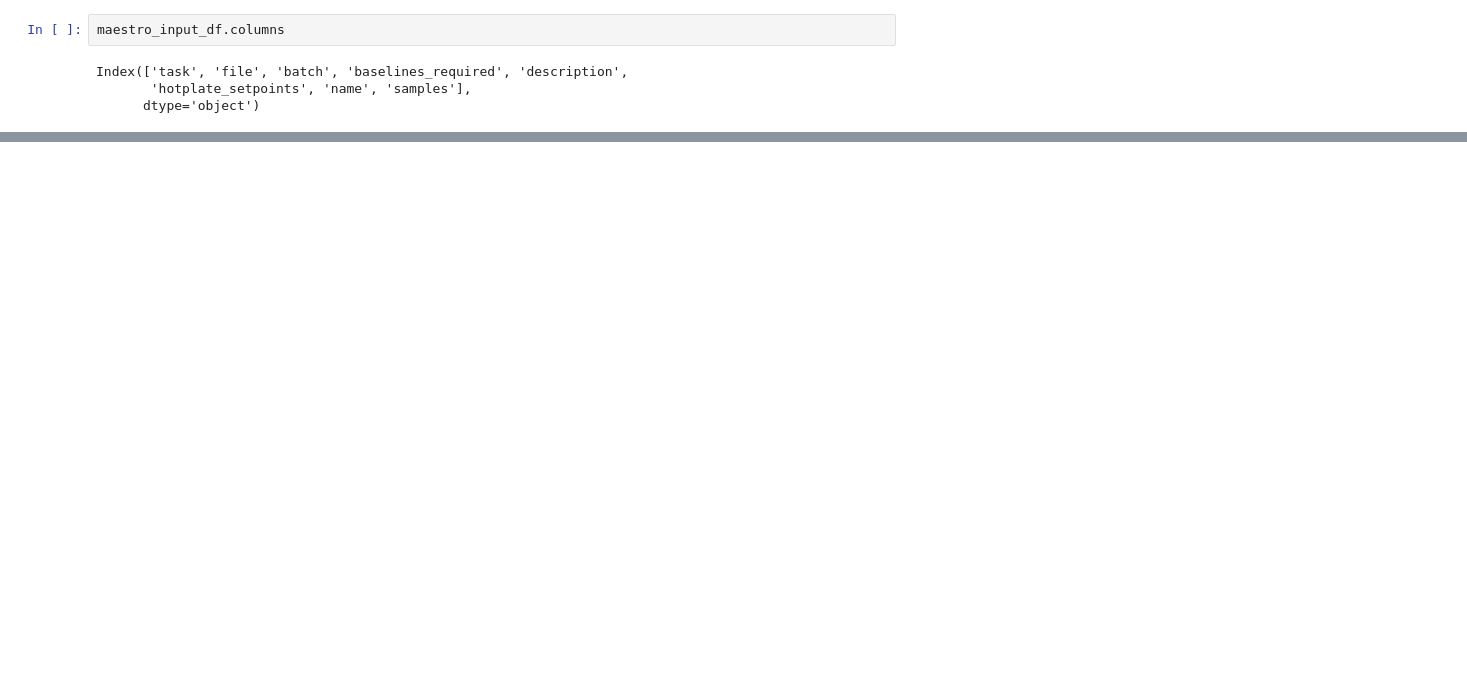
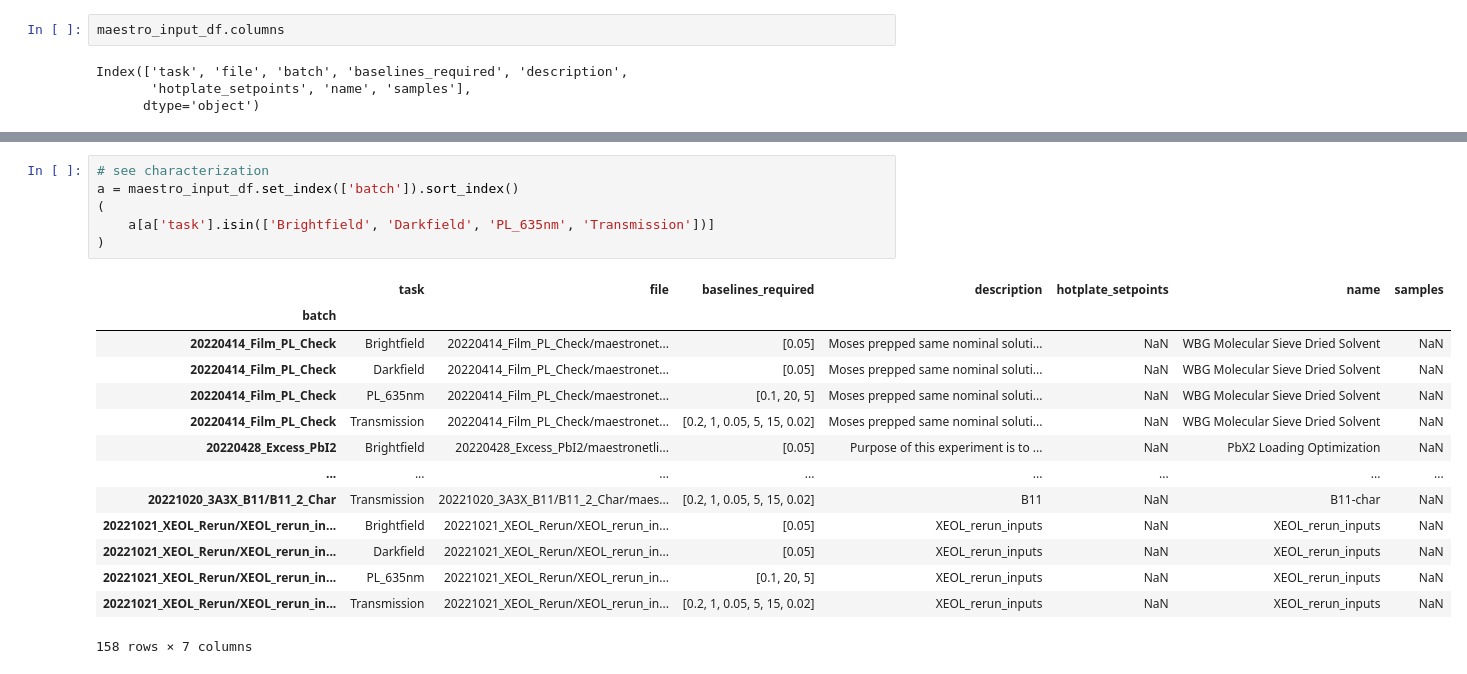
Before and after one commit to fenning-research-group/PASCAL_TrainView, a Jupyter notebook: input_eda.ipynb, the cells around one changed output, grey strips where cells are left out. Cells and saved outputs as stored; diff of their text form; blank space fills up the shorter version.

```diff
--- a/input_eda.ipynb
+++ b/input_eda.ipynb
@@ -457,0 +459,21 @@ maestro_input_df[maestro_input_df['hotplate_setpoints'].notna()]
+# %%
+# see characterization
+a = maestro_input_df.set_index(['batch']).sort_index()
+(
+    a[a['task'].isin(['Brightfield', 'Darkfield', 'PL_635nm', 'Transmission'])]
+)
+# %% [output]
+|  | task | file | baselines_required | description | hotplate_setpoints | name | samples |
+| batch |  |  |  |  |  |  |  |
+| 20220414_Film_PL_Check | Brightfield | 20220414_Film_PL_Check/maestronet... | [0.05] | Moses prepped same nominal soluti... | NaN | WBG Molecular Sieve Dried Solvent | NaN |
+| 20220414_Film_PL_Check | Darkfield | 20220414_Film_PL_Check/maestronet... | [0.05] | Moses prepped same nominal soluti... | NaN | WBG Molecular Sieve Dried Solvent | NaN |
+| 20220414_Film_PL_Check | PL_635nm | 20220414_Film_PL_Check/maestronet... | [0.1, 20, 5] | Moses prepped same nominal soluti... | NaN | WBG Molecular Sieve Dried Solvent | NaN |
+| 20220414_Film_PL_Check | Transmission | 20220414_Film_PL_Check/maestronet... | [0.2, 1, 0.05, 5, 15, 0.02] | Moses prepped same nominal soluti... | NaN | WBG Molecular Sieve Dried Solvent | NaN |
+| 20220428_Excess_PbI2 | Brightfield | 20220428_Excess_PbI2/maestronetli... | [0.05] | Purpose of this experiment is to ... | NaN | PbX2 Loading Optimization | NaN |
+| ... | ... | ... | ... | ... | ... | ... | ... |
+| 20221020_3A3X_B11/B11_2_Char | Transmission | 20221020_3A3X_B11/B11_2_Char/maes... | [0.2, 1, 0.05, 5, 15, 0.02] | B11 | NaN | B11-char | NaN |
+| 20221021_XEOL_Rerun/XEOL_rerun_in... | Brightfield | 20221021_XEOL_Rerun/XEOL_rerun_in... | [0.05] | XEOL_rerun_inputs | NaN | XEOL_rerun_inputs | NaN |
+| 20221021_XEOL_Rerun/XEOL_rerun_in... | Darkfield | 20221021_XEOL_Rerun/XEOL_rerun_in... | [0.05] | XEOL_rerun_inputs | NaN | XEOL_rerun_inputs | NaN |
+| 20221021_XEOL_Rerun/XEOL_rerun_in... | PL_635nm | 20221021_XEOL_Rerun/XEOL_rerun_in... | [0.1, 20, 5] | XEOL_rerun_inputs | NaN | XEOL_rerun_inputs | NaN |
+| 20221021_XEOL_Rerun/XEOL_rerun_in... | Transmission | 20221021_XEOL_Rerun/XEOL_rerun_in... | [0.2, 1, 0.05, 5, 15, 0.02] | XEOL_rerun_inputs | NaN | XEOL_rerun_inputs | NaN |
+158 rows × 7 columns
```
Also changed, not shown: parts of 20 cells of this notebook.
